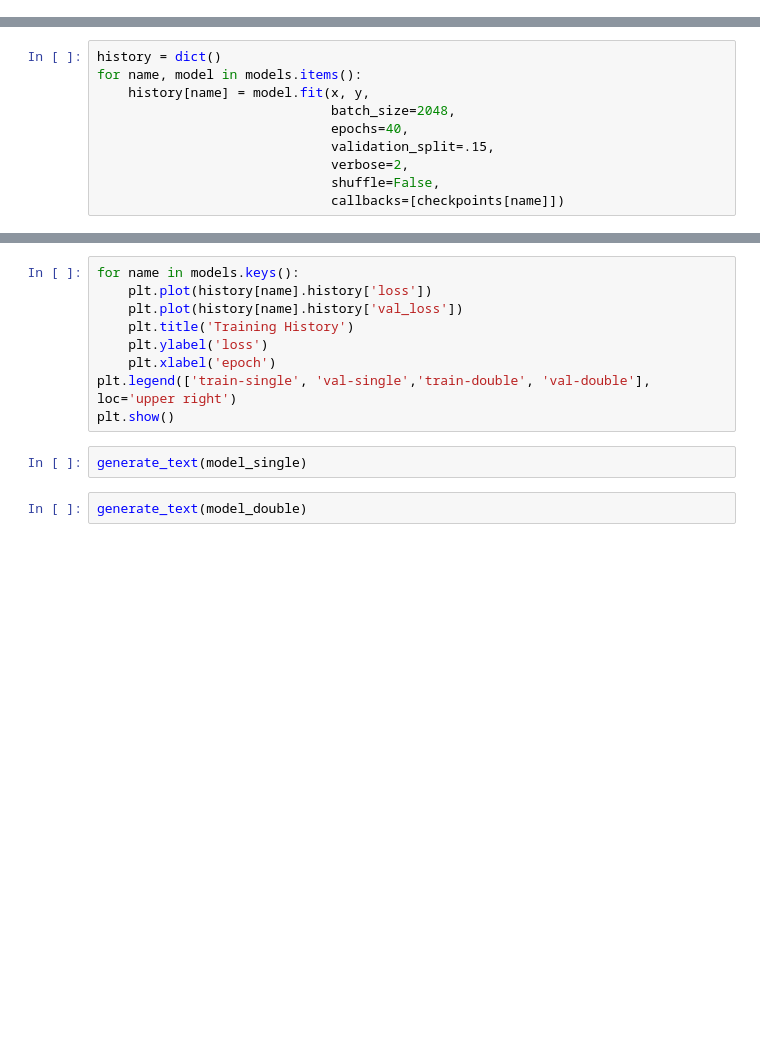
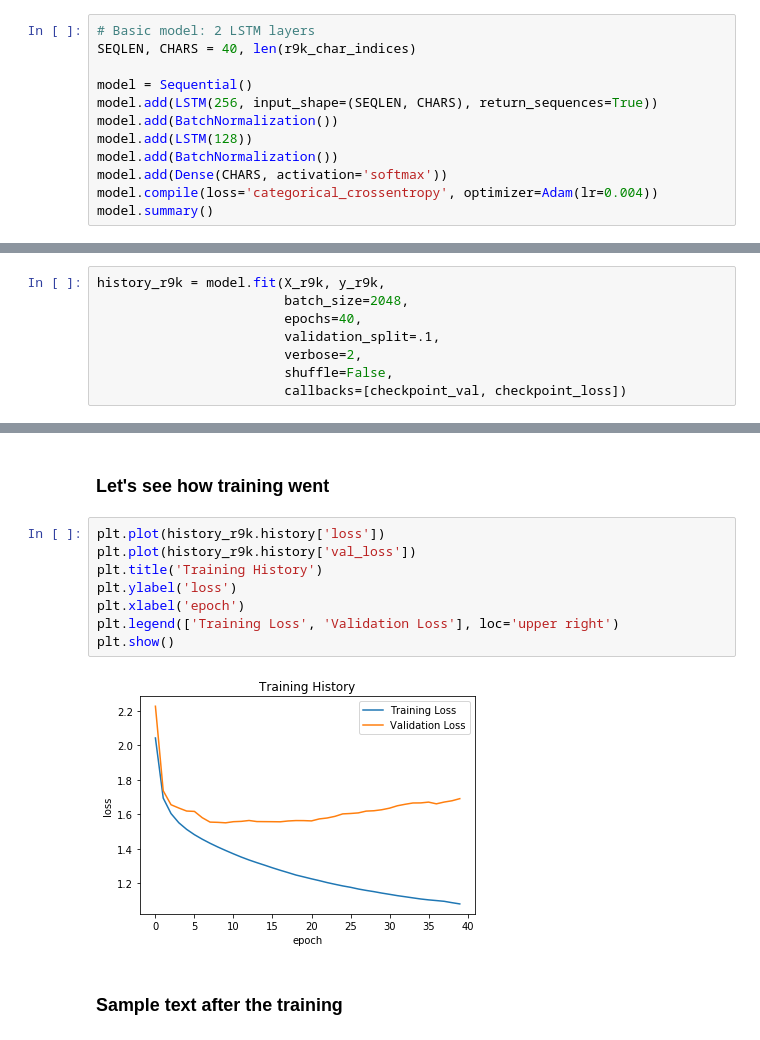
Before and after one commit to hchaumont/deep-green, a Jupyter notebook: greentext-story-generator.ipynb, the cells around one changed output, grey strips where cells are left out. Drawn from its saved outputs; the diff is of its cells as text; blank space fills up the shorter version.

Commit message:
Scraped more text. 2 layer LSTM with batch normalization model. Trained 40 epochs.

```diff
--- a/greentext-story-generator.ipynb
+++ b/greentext-story-generator.ipynb
@@ -63,0 +110,12 @@ models = {'single': model_single, 'double': model_double}
+# %%
+# Basic model: 2 LSTM layers
+SEQLEN, CHARS = 40, len(r9k_char_indices)
+
+model = Sequential()
+model.add(LSTM(256, input_shape=(SEQLEN, CHARS), return_sequences=True))
+model.add(BatchNormalization())
+model.add(LSTM(128))
+model.add(BatchNormalization())
+model.add(Dense(CHARS, activation='softmax'))
+model.compile(loss='categorical_crossentropy', optimizer=Adam(lr=0.004))
+model.summary()
@@ -116,10 +157,8 @@ def generate_text(model):
 # %%
-history = dict()
-for name, model in models.items():
-    history[name] = model.fit(x, y,
-                              batch_size=2048,
-                              epochs=40,
-                              validation_split=.15,
-                              verbose=2,
-                              shuffle=False,
-                              callbacks=[checkpoints[name]])
+history_r9k = model.fit(X_r9k, y_r9k,
+                        batch_size=2048,
+                        epochs=40,
+                        validation_split=.1,
+                        verbose=2,
+                        shuffle=False,
+                        callbacks=[checkpoint_val, checkpoint_loss])
@@ -126,13 +183,14 @@ for name, model in models.items():
+# %% [markdown]
+### Let's see how training went
 # %%
-for name in models.keys():
-    plt.plot(history[name].history['loss'])
-    plt.plot(history[name].history['val_loss'])
-    plt.title('Training History')
-    plt.ylabel('loss')
-    plt.xlabel('epoch')
-plt.legend(['train-single', 'val-single','train-double', 'val-double'], loc='upper right')
+plt.plot(history_r9k.history['loss'])
+plt.plot(history_r9k.history['val_loss'])
+plt.title('Training History')
+plt.ylabel('loss')
+plt.xlabel('epoch')
+plt.legend(['Training Loss', 'Validation Loss'], loc='upper right')
 plt.show()
+# %% [output]
+[figure, added]
-# %%
-generate_text(model_single)
-# %%
-generate_text(model_double)
+# %% [markdown]
+### Sample text after the training
```
Also changed, not shown: parts of 22 cells of this notebook, 6 other files.
